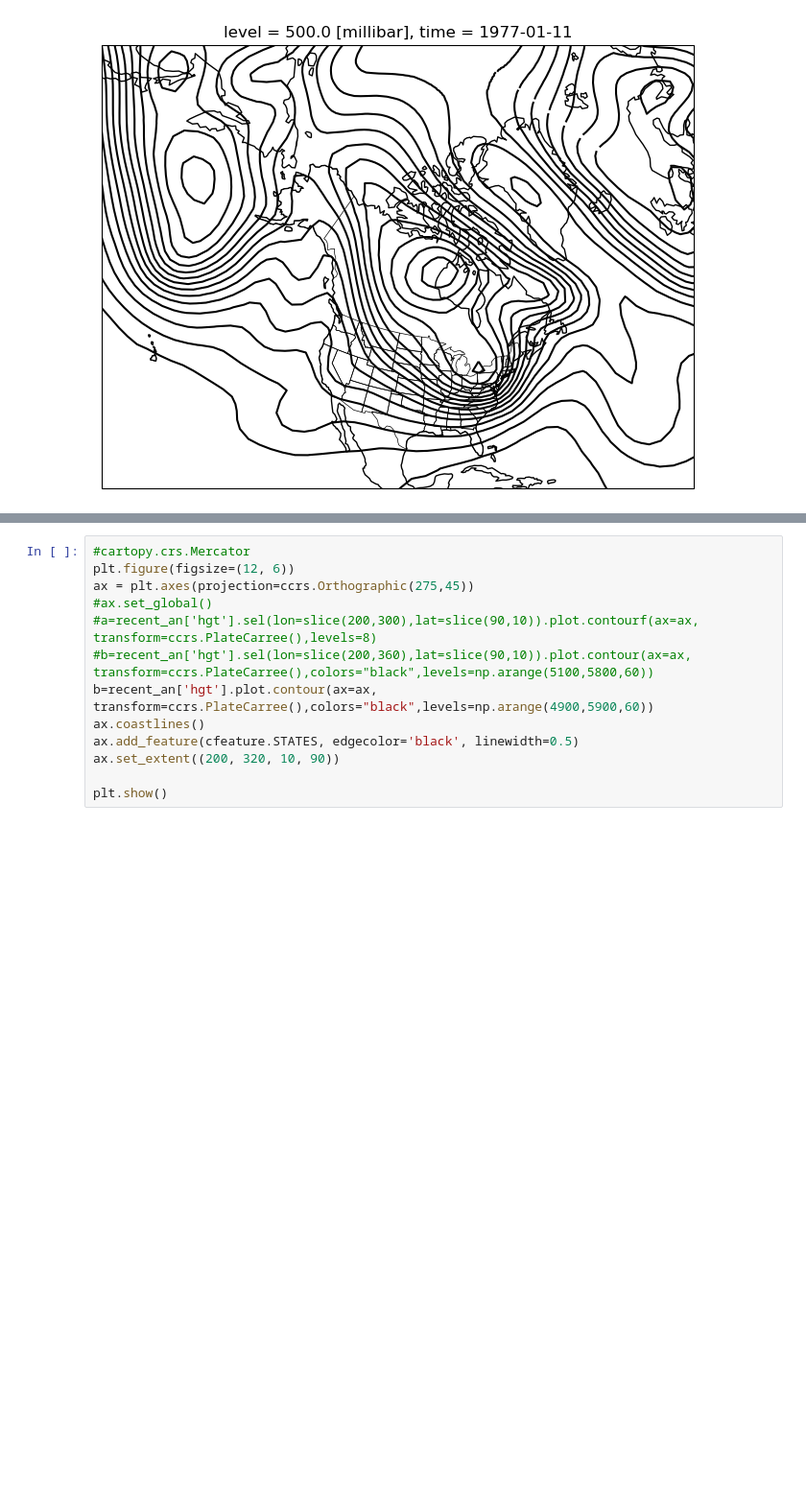
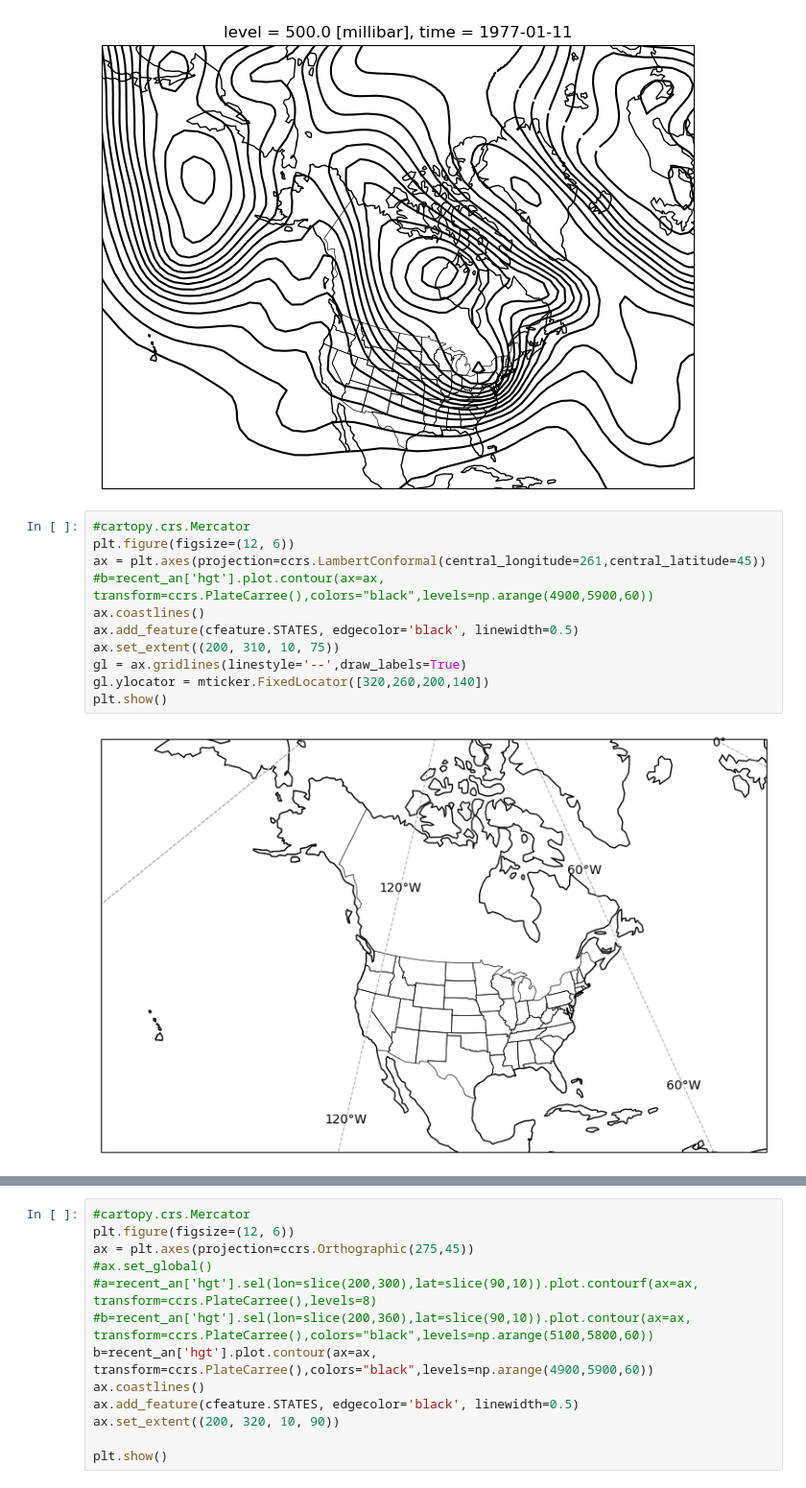
Before and after one commit to britols/konrad_colucci_1989, a Jupyter notebook: notebooks/nc_explore.ipynb, the cells around one changed output, grey strips where cells are left out. Shown at 96% size. Drawn from its saved outputs; the diff is of its cells as text; blank space fills up the shorter version.

Commit message:
add gridlines

```diff
--- a/notebooks/nc_explore.ipynb
+++ b/notebooks/nc_explore.ipynb
@@ -155,3 +157,16 @@ ax.set_extent((200, 320, 10, 90))
 plt.show()
 # %% [output]
 [figure]
+# %%
+#cartopy.crs.Mercator
+plt.figure(figsize=(12, 6))
+ax = plt.axes(projection=ccrs.LambertConformal(central_longitude=261,central_latitude=45))
+#b=recent_an['hgt'].plot.contour(ax=ax, transform=ccrs.PlateCarree(),colors="black",levels=np.arange(4900,5900,60))
+ax.coastlines()
+ax.add_feature(cfeature.STATES, edgecolor='black', linewidth=0.5)
+ax.set_extent((200, 310, 10, 75))
+gl = ax.gridlines(linestyle='--',draw_labels=True)
+gl.ylocator = mticker.FixedLocator([320,260,200,140])
+plt.show()
+# %% [output]
+[figure, added]
```
Also changed, not shown: parts of 2 cells of this notebook.
